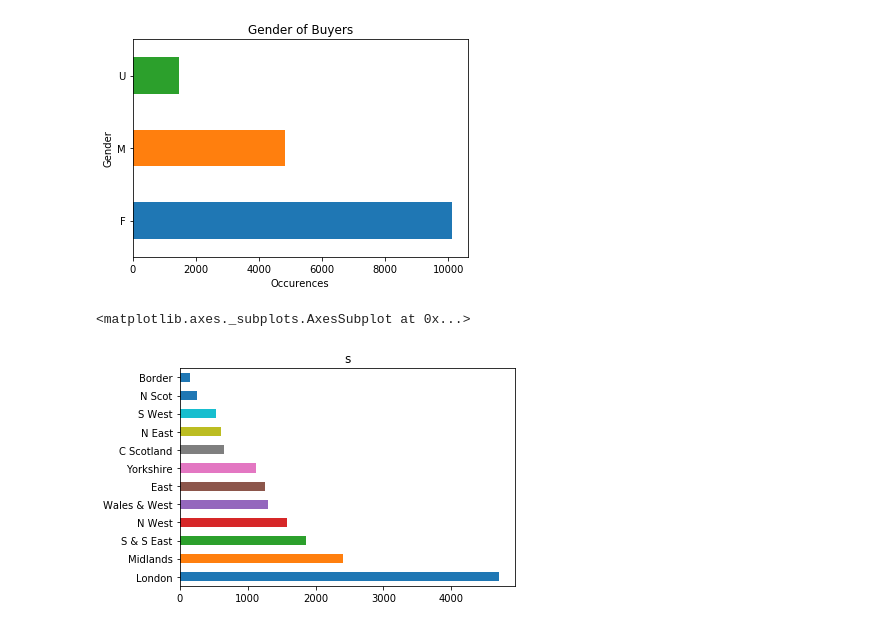
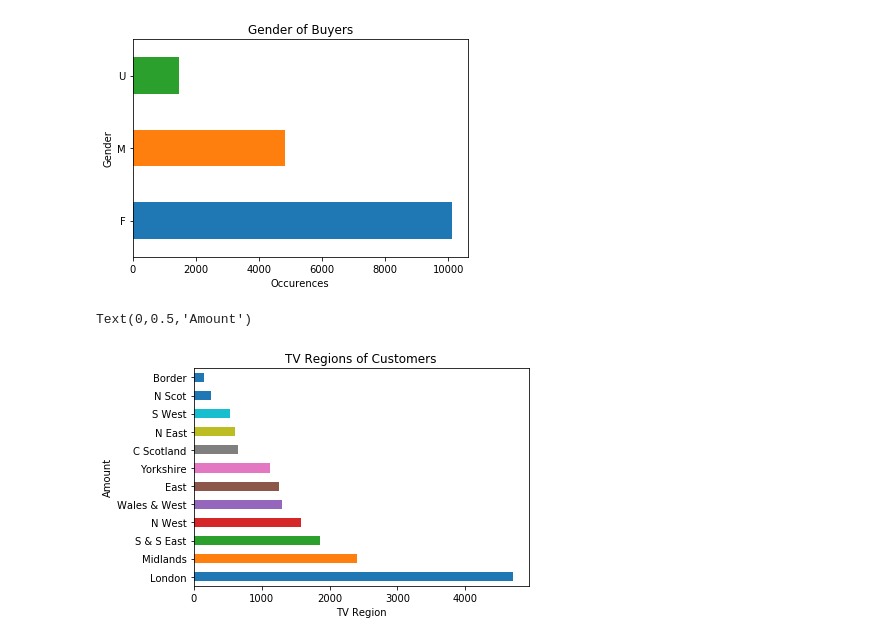
Before and after one commit to ChristopherAyling/CAB330_A1, a Jupyter notebook: CAB330 Case Study 1.ipynb, the cells around one changed output. Cells and saved outputs as stored; diff of their text form; code cells hidden in the pictures.

```diff
--- a/Initial Exploration.ipynb
+++ b/CAB330 Case Study 1.ipynb
@@ -7,6 +49,5 @@ import matplotlib.pyplot as plt
 # %%
 organics = pd.read_csv("./organics.csv")
-organics.dropna(inplace=True)
 organics.head()
 # %% [output]
 |  | CUSTID | GENDER | DOB | EDATE | AGE | AGEGRP1 | AGEGRP2 | TV_REG | NGROUP | NEIGHBORHOOD | ... |
@@ -29,0 +98,3 @@ organics.describe()
+# %%
+unused = []
+organics.drop(labels=unused, inplace=True)
@@ -50,7 +153,8 @@ Text(0.5,0,'Occurences')
 # %%
 organics['TV_REG'].value_counts().plot.barh(title='Locations of Customers')
 plt.title("TV Regions of Customers")
-plt.
+plt.xlabel("TV Region")
+plt.ylabel("Amount")
 # %% [output]
-<matplotlib.axes._subplots.AxesSubplot at 0x...>
+Text(0,0.5,'Amount')
-[figure, old version]
+[figure, new version]
```
Also changed, not shown: parts of 19 cells of this notebook.
